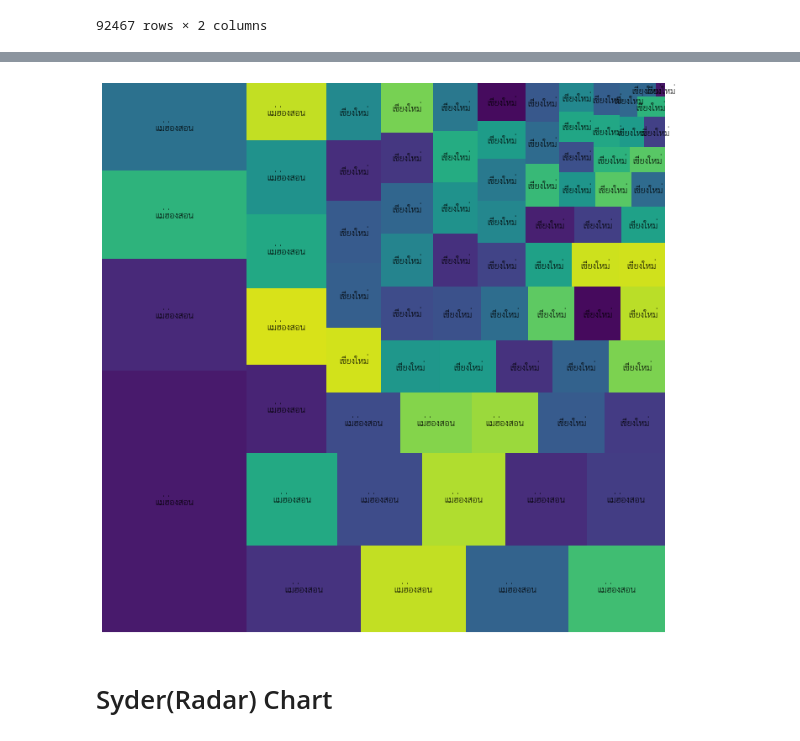
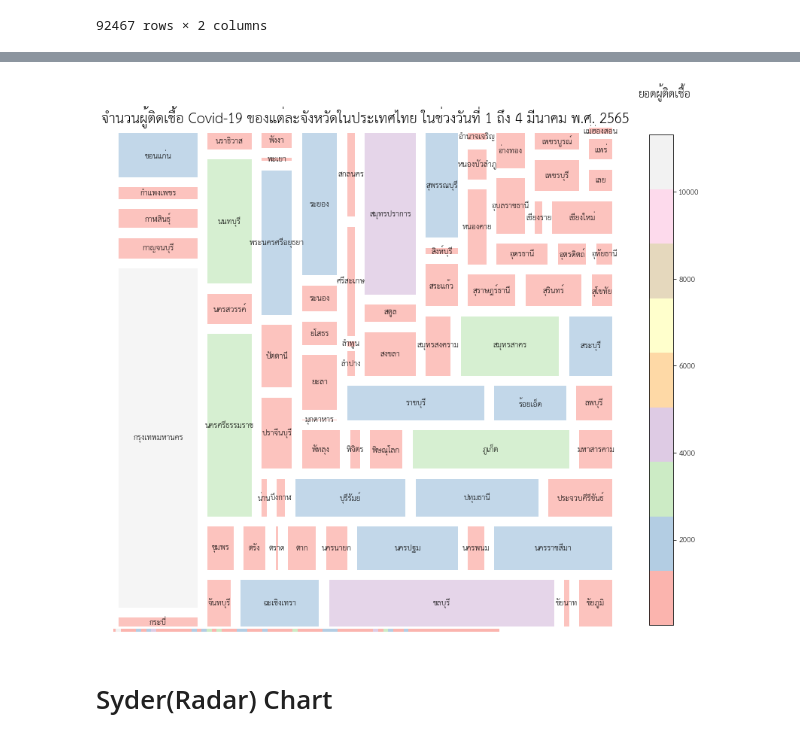
Before and after one commit to suphalaksana/data_viz_2022, a Jupyter notebook: DataViz04_Data_Comparison.ipynb, the cells around one changed output, grey strips where cells are left out. Cells and saved outputs as stored; diff of their text form; code cells hidden in the pictures.

```diff
--- a/DataViz04_Data_Comparison.ipynb
+++ b/DataViz04_Data_Comparison.ipynb
@@ -589,0 +554,3 @@ data_f
+# %%
+data_f = df.groupby('province_of_isolation').size().reset_index(name='ยอดจำนวนผู้ติดเชื้อ') #ใช้ groupby เพื่อดูจำนวนรวมทั้งหมดของแต่ละจังหวัดในช่วงวันที่ 1 ถึง 4 #เปลี่ยนชื่อคอลัมม์จากเดิมเป็น province_of_isolation เปลี่ยนเป็น ยอดจำนวนผู้ติดเชื้อ
+data_f
@@ -597,14 +579,33 @@ drive  sample_data  thsarabunnew-webfont.ttf
 import matplotlib as mpl
 mpl.font_manager.fontManager.addfont('thsarabunnew-webfont.ttf')
 mpl.rc('font', family='TH Sarabun New')
-# %%
-fig, ax = plt.subplots(1, figsize = (12,12))
-squarify.plot(sizes=data_f['Notified date'],  #สุ่มสี
-              label=df['province_of_isolation'])
-plt.axis('off')  #ลบแกน
-plt.show()
-# %% [output]
-[figure, removed]
+# %%
+import matplotlib
+import matplotlib.pyplot as plt
+#!pip install squarify
+import squarify #คำสั่งที่ใช้ในการวาด treemap
+
+#สร้างกราฟ
+cmap = matplotlib.cm.Pastel1 #กำหนดสีของกราฟ
+mini=min(data_f['ยอดจำนวนผู้ติดเชื้อ']) #กำหนดข้อมูล
+maxi=max(data_f['ยอดจำนวนผู้ติดเชื้อ']) #กำหนดข้อมูล
+norm = matplotlib.colors.Normalize(vmin=mini, vmax=maxi) #Normalizeข้อมูล
+colors = [cmap(norm(value)) for value in data_f['ยอดจำนวนผู้ติดเชื้อ']] #กำหนดสีของกราฟ
+labels=data_f['province_of_isolation'] #กำหนดlabel
+
+fig = plt.figure(figsize=(15, 15)) #กำหนดขนาดของกราฟ
+ax = fig.add_subplot(111, aspect="auto") #กำหนดตำแหน่งของกราฟ และ กำหนดการแสดงค่าด้วยข้อมูล
+ax = squarify.plot(data_f['ยอดจำนวนผู้ติดเชื้อ'], color=colors, label=labels,  alpha=.8 , pad = True) #ใช้คำสั่งsquarifyในการพอตกราฟ
+ax.set_title("จำนวนผู้ติดเชื้อ Covid-19 ของแต่ละจังหวัดในประเทศไทย ในช่วงวันที่ 1 ถึง 4 มีนาคม พ.ศ. 2565", fontsize=18) #กำหนดชื่อกราฟ
+
+#สร้างcolor bar
+img = plt.imshow([data_f['ยอดจำนวนผู้ติดเชื้อ']], cmap=cmap) #คำสั่งแสดงภาพค่าสี
+img.set_visible(True) #แสดงค่าสีให้เห็น
+fig.colorbar(img, orientation="vertical", shrink=.80) #verticalแนวตั้ง horizontal แนวนอน
+fig.text(.77, .85, "ยอดผู้ติดเชื้อ", fontsize=14) #กำหนดตำแหน่งของชื่อcolor bar
+plt.axis('off');  #ลบแกน
+# %% [output]
+[figure, added]
 # %% [markdown]
 # Syder(Radar) Chart
 # %%
```
Also changed, not shown: parts of 38 cells of this notebook.
